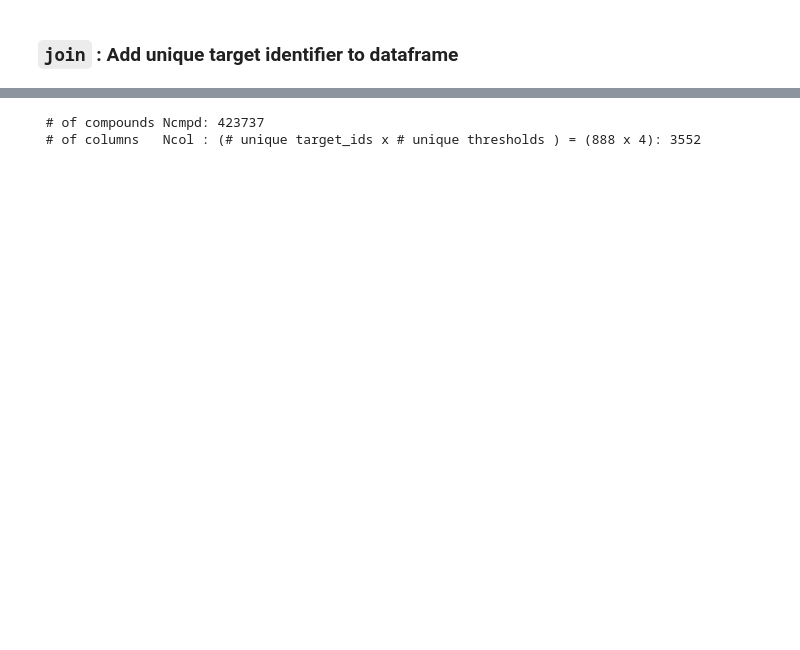
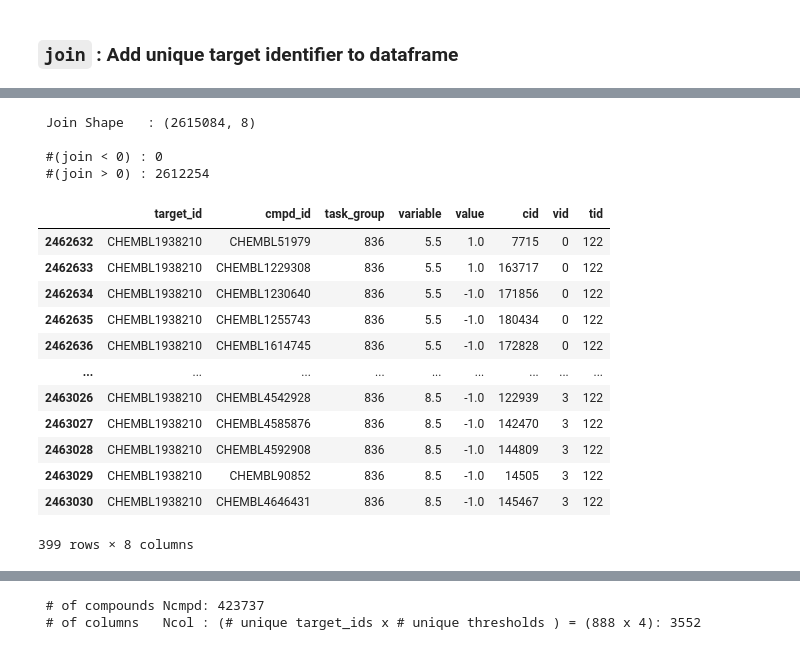
Before and after one commit to kbardool/Chembl-pipeline, a Jupyter notebook: 40_mtcv.ipynb, the cells around one changed output, grey strips where cells are left out. Saved outputs shown, nothing was run; the diff lists cells and outputs as text; code cells hidden in the pictures; blank space fills up the shorter version.

```diff
--- a/40_mtcv.ipynb
+++ b/40_mtcv.ipynb
@@ -602,0 +797,27 @@ Note:
+# %%
+print(f" Join Shape   : {join.shape}")
+print()
+print(f" #(join < 0) : {tst_lt_0.shape[0]}")
+print(f" #(join > 0) : {tst_gt_0.shape[0]}")
+# %% [output]
+ Join Shape   : (2615084, 8)
+
+ #(join < 0) : 0
+ #(join > 0) : 2612254
+# %%
+disp = join[join['target_id'] == 'CHEMBL1938210']
+disp
+# %% [output]
+|  | target_id | cmpd_id | task_group | variable | value | cid | vid | tid |
+| 2462632 | CHEMBL1938210 | CHEMBL51979 | 836 | 5.5 | 1.0 | 7715 | 0 | 122 |
+| 2462633 | CHEMBL1938210 | CHEMBL1229308 | 836 | 5.5 | 1.0 | 163717 | 0 | 122 |
+| 2462634 | CHEMBL1938210 | CHEMBL1230640 | 836 | 5.5 | -1.0 | 171856 | 0 | 122 |
+| 2462635 | CHEMBL1938210 | CHEMBL1255743 | 836 | 5.5 | -1.0 | 180434 | 0 | 122 |
+| 2462636 | CHEMBL1938210 | CHEMBL1614745 | 836 | 5.5 | -1.0 | 172828 | 0 | 122 |
+| ... | ... | ... | ... | ... | ... | ... | ... | ... |
+| 2463026 | CHEMBL1938210 | CHEMBL4542928 | 836 | 8.5 | -1.0 | 122939 | 3 | 122 |
+| 2463027 | CHEMBL1938210 | CHEMBL4585876 | 836 | 8.5 | -1.0 | 142470 | 3 | 122 |
+| 2463028 | CHEMBL1938210 | CHEMBL4592908 | 836 | 8.5 | -1.0 | 144809 | 3 | 122 |
+| 2463029 | CHEMBL1938210 | CHEMBL90852 | 836 | 8.5 | -1.0 | 14505 | 3 | 122 |
+| 2463030 | CHEMBL1938210 | CHEMBL4646431 | 836 | 8.5 | -1.0 | 145467 | 3 | 122 |
+399 rows × 8 columns
```
Also changed, not shown: parts of 91 cells of this notebook, 4 other files.
